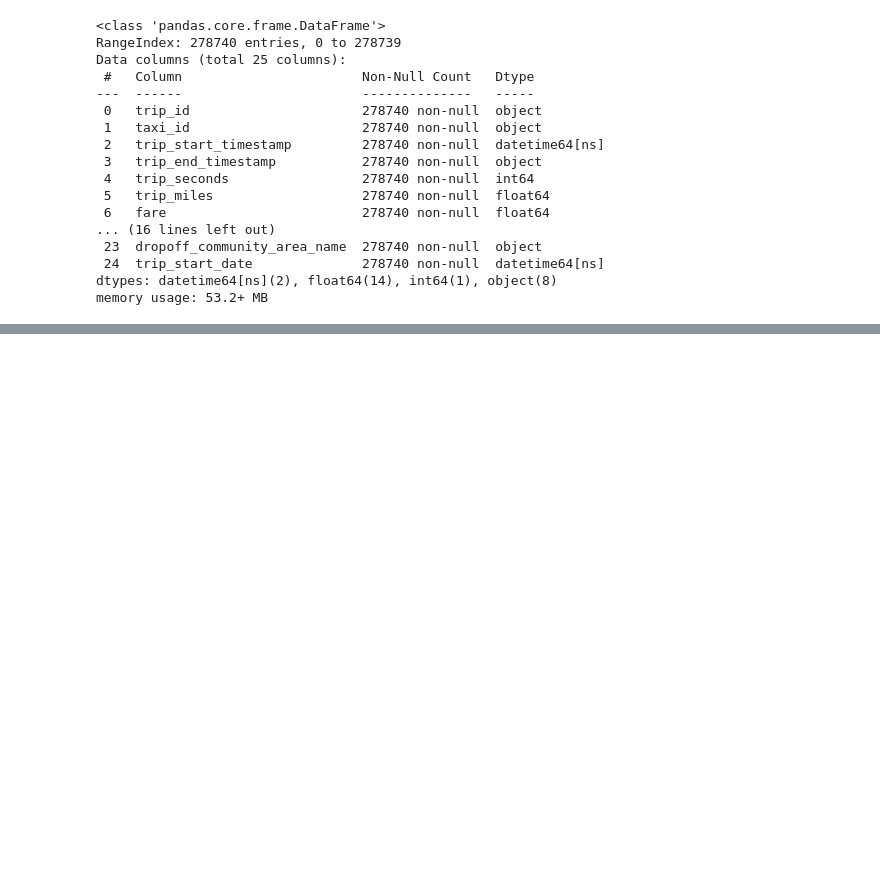
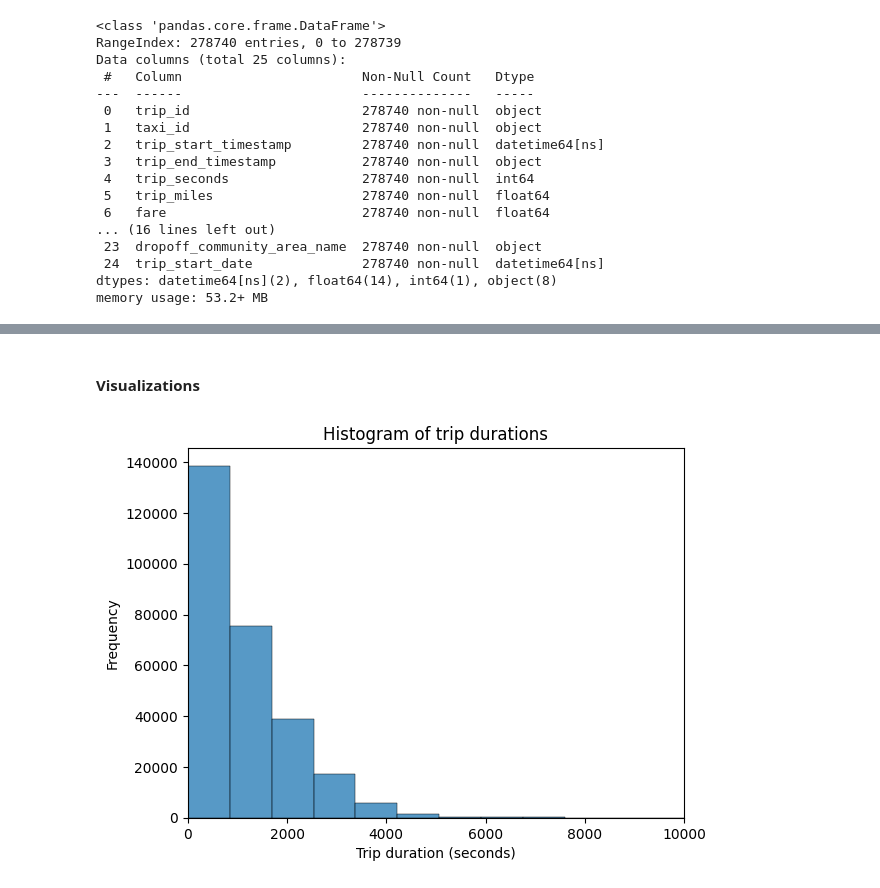
Before and after one commit to zselyigy/cubix_data_engineer_aws, a Jupyter notebook: src/scripts/08_local_visualizations.ipynb, the cells around one changed output, grey strips where cells are left out. Saved outputs shown, nothing was run; the diff lists cells and outputs as text; code cells hidden in the pictures; blank space fills up the shorter version.

```diff
--- a/src/scripts/08_local_visualizations.ipynb
+++ b/src/scripts/08_local_visualizations.ipynb
@@ -220,3 +222,16 @@ trips_full.head()
 | 2 | fc5d310b903335f7fc74f23a4afa39bfb... | fb0ce19e30e712c77c57cfdb6ef729c2d... | 2023-11-18 12:00:00 | 2023-11-18T12:30:00.000 | 293 | 0.00 | 9.00 | ... |
 | 3 | b392cc8e597e0bddaf30d83e01a03fcc6... | 137d4f780c3823fdc5f26cec160a8c9f8... | 2023-11-18 21:00:00 | 2023-11-18T22:00:00.000 | 419 | 0.00 | 9.00 | ... |
 | 4 | 32eadfa1696cb9444f1f0b50e2e138fa6... | e93472aad9e00c0a523e1a861ae897303... | 2023-11-18 21:00:00 | 2023-11-18T21:30:00.000 | 690 | 0.00 | 9.52 | ... |
+# %% [markdown]
+#### Visualizations
+# %%
+# 1 - Histogram of trip durations
+
+sns.histplot(trips_full['trip_seconds'], bins=100, kde=False)
+plt.title('Histogram of trip durations')
+plt.xlabel('Trip duration (seconds)')
+plt.ylabel('Frequency')
+plt.xlim(0, 10000)
+plt.show()
+# %% [output]
+[figure, added]
```
Also changed, not shown: parts of 6 cells of this notebook.
